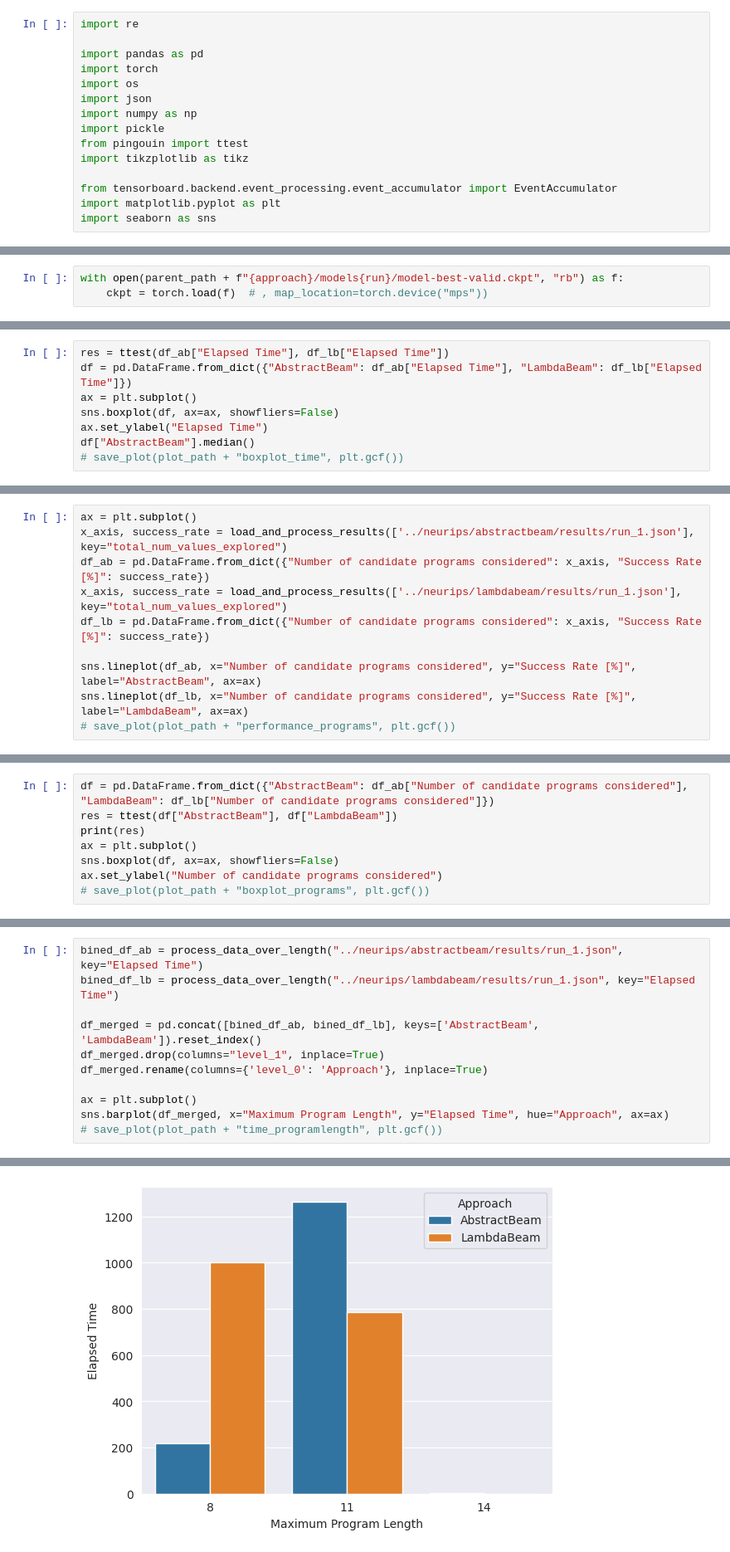
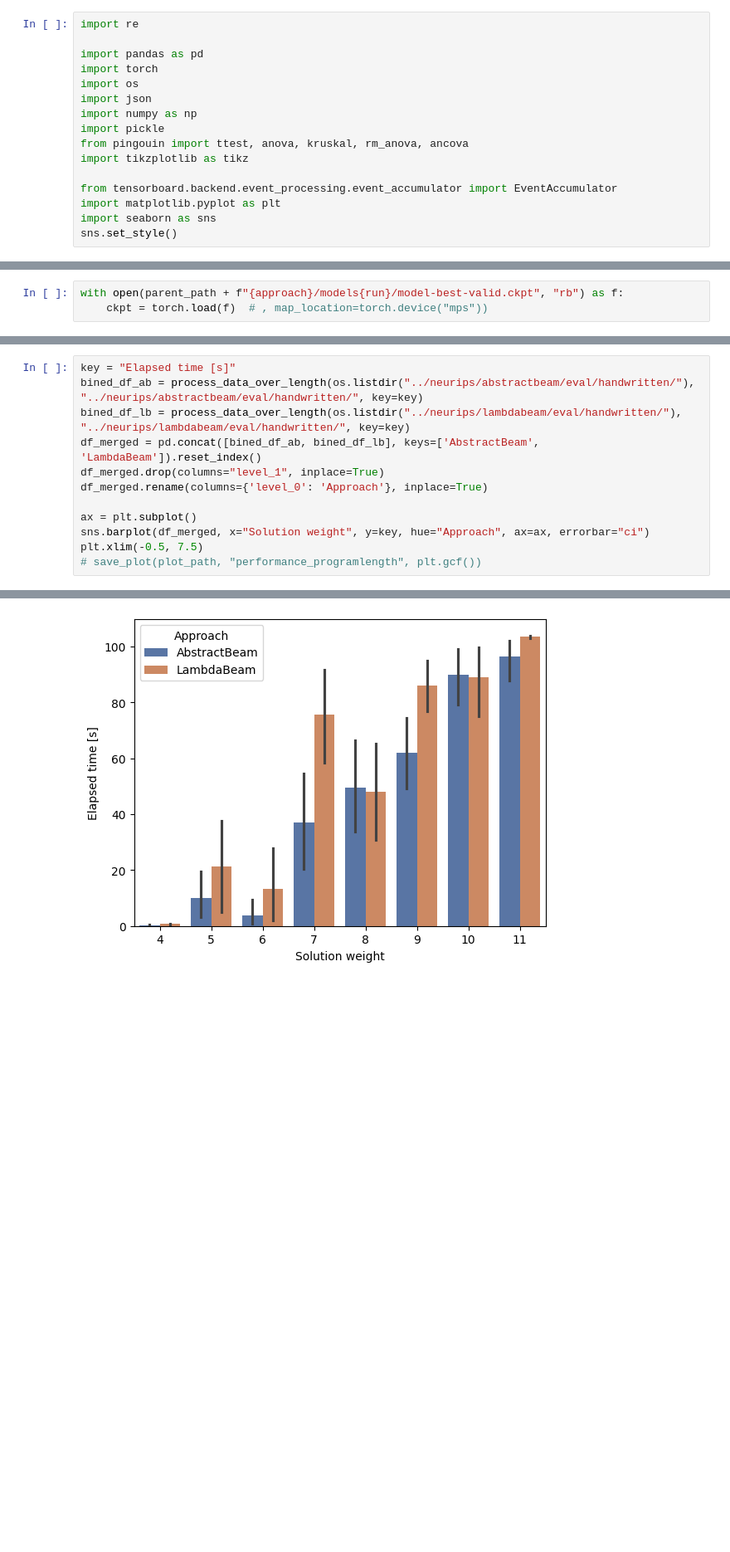
Before and after one commit to jzenkner/AbstractBeam, a Jupyter notebook: docs/results.ipynb, the cells around one changed output, grey strips where cells are left out. Shown at 83% size. Saved outputs shown, nothing was run; the diff lists cells and outputs as text; blank space fills up the shorter version.

```diff
--- a/docs/results.ipynb
+++ b/docs/results.ipynb
@@ -7,10 +7,11 @@ import os
 import json
 import numpy as np
 import pickle
-from pingouin import ttest
+from pingouin import ttest, anova, kruskal, rm_anova, ancova
 import tikzplotlib as tikz
 
 from tensorboard.backend.event_processing.event_accumulator import EventAccumulator
 import matplotlib.pyplot as plt
 import seaborn as sns
+sns.set_style()
 # %%
@@ -127,8 +164,0 @@ sns.lineplot(df_lb, x="Elapsed Time", y="Success Rate [%]", label="LambdaBeam",
-# %%
-res = ttest(df_ab["Elapsed Time"], df_lb["Elapsed Time"])
-df = pd.DataFrame.from_dict({"AbstractBeam": df_ab["Elapsed Time"], "LambdaBeam": df_lb["Elapsed Time"]})
-ax = plt.subplot()
-sns.boxplot(df, ax=ax, showfliers=False)
-ax.set_ylabel("Elapsed Time")
-df["AbstractBeam"].median()
-# save_plot(plot_path + "boxplot_time", plt.gcf())
@@ -137,10 +164,0 @@ df["AbstractBeam"].median()
-# %%
-ax = plt.subplot()
-x_axis, success_rate = load_and_process_results(['../neurips/abstractbeam/results/run_1.json'], key="total_num_values_explored")
-df_ab = pd.DataFrame.from_dict({"Number of candidate programs considered": x_axis, "Success Rate [%]": success_rate})
-x_axis, success_rate = load_and_process_results(['../neurips/lambdabeam/results/run_1.json'], key="total_num_values_explored")
-df_lb = pd.DataFrame.from_dict({"Number of candidate programs considered": x_axis, "Success Rate [%]": success_rate})
-
-sns.lineplot(df_ab, x="Number of candidate programs considered", y="Success Rate [%]", label="AbstractBeam", ax=ax)
-sns.lineplot(df_lb, x="Number of candidate programs considered", y="Success Rate [%]", label="LambdaBeam", ax=ax)
-# save_plot(plot_path + "performance_programs", plt.gcf())
@@ -149,8 +164,0 @@ sns.lineplot(df_lb, x="Number of candidate programs considered", y="Success Rate
-# %%
-df = pd.DataFrame.from_dict({"AbstractBeam": df_ab["Number of candidate programs considered"], "LambdaBeam": df_lb["Number of candidate programs considered"]})
-res = ttest(df["AbstractBeam"], df["LambdaBeam"])
-print(res)
-ax = plt.subplot()
-sns.boxplot(df, ax=ax, showfliers=False)
-ax.set_ylabel("Number of candidate programs considered")
-# save_plot(plot_path + "boxplot_programs", plt.gcf())
@@ -196,12 +225,13 @@ def process_data_over_length(path, key="success"):
 # %%
-bined_df_ab = process_data_over_length("../neurips/abstractbeam/results/run_1.json", key="Elapsed Time")
-bined_df_lb = process_data_over_length("../neurips/lambdabeam/results/run_1.json", key="Elapsed Time")
-
+key = "Elapsed time [s]"
+bined_df_ab = process_data_over_length(os.listdir("../neurips/abstractbeam/eval/handwritten/"), "../neurips/abstractbeam/eval/handwritten/", key=key)
+bined_df_lb = process_data_over_length(os.listdir("../neurips/lambdabeam/eval/handwritten/"), "../neurips/lambdabeam/eval/handwritten/", key=key)
 df_merged = pd.concat([bined_df_ab, bined_df_lb], keys=['AbstractBeam', 'LambdaBeam']).reset_index()
 df_merged.drop(columns="level_1", inplace=True)
 df_merged.rename(columns={'level_0': 'Approach'}, inplace=True)
 
 ax = plt.subplot()
-sns.barplot(df_merged, x="Maximum Program Length", y="Elapsed Time", hue="Approach", ax=ax)
-# save_plot(plot_path + "time_programlength", plt.gcf())
+sns.barplot(df_merged, x="Solution weight", y=key, hue="Approach", ax=ax, errorbar="ci")
+plt.xlim(-0.5, 7.5)
+# save_plot(plot_path, "performance_programlength", plt.gcf())
 # %% [output]
@@ -208 +239 @@ sns.barplot(df_merged, x="Maximum Program Length", y="Elapsed Time", hue="Approa
-[figure, old version]
+[figure, new version]
```
Also changed, not shown: parts of 23 cells of this notebook, 8 other files.
